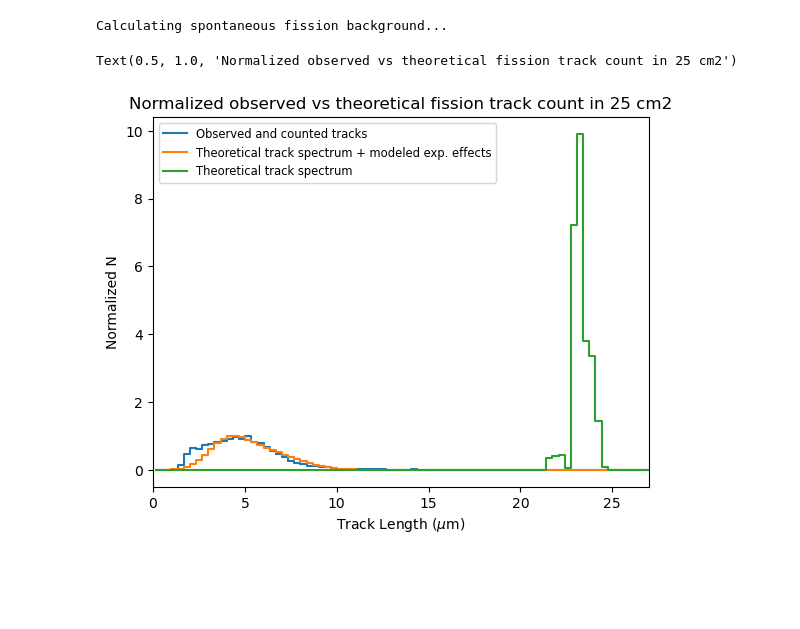
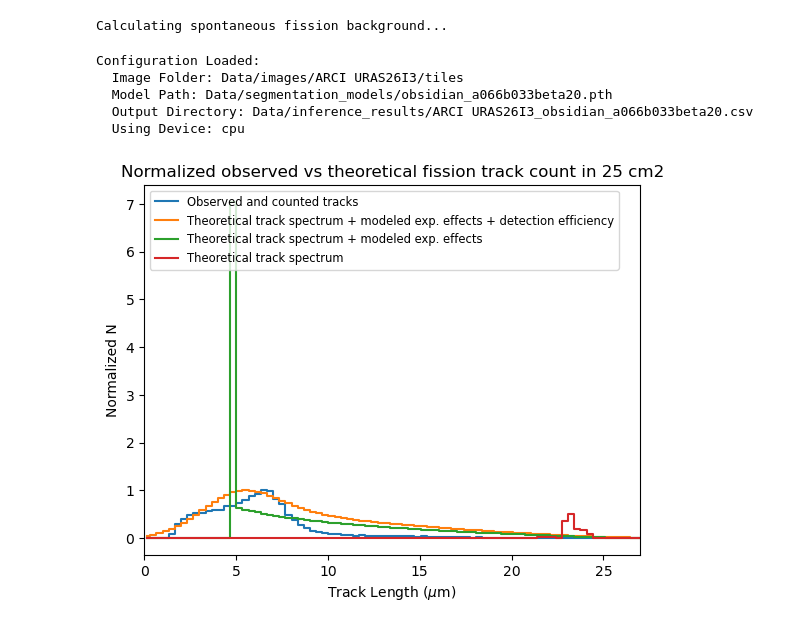
Before and after one commit to cgalelli/PrimusCode, a Jupyter notebook: Test_optimusprimus.ipynb, the cells around one changed output. Saved outputs shown, nothing was run; the diff lists cells and outputs as text; code cells hidden in the pictures; blank space fills up the shorter version.

```diff
--- a/Test_optimusprimus.ipynb
+++ b/Test_optimusprimus.ipynb
@@ -56,12 +40,30 @@ read = detection_model_efficiency(x_bins, sliced_large, 0.66, 0.88, model_mean=m
+# %%
+IMAGE_SPEC = "ARCI URAS26I3"
+MODEL_SPEC = "obsidian_a066b033beta20"
+# %%
+evaluator = OptimusPrimus(IMAGE_SPEC, MODEL_SPEC)
+# %% [output]
+Configuration Loaded:
+  Image Folder: Data/images/ARCI URAS26I3/tiles
+  Model Path: Data/segmentation_models/obsidian_a066b033beta20.pth
+  Output Directory: Data/inference_results/ARCI URAS26I3_obsidian_a066b033beta20.csv
+  Using Device: cpu
+# %%
+evaluator.inference_from_file()
+measured, _ = np.histogram(evaluator.ellipses['len_um']*1000, bins=x_bins)
+# %%
+evaluator.efficiency_distribution_from_file()
+read = evaluator.apply_detection_model_efficiency(x_bins, sliced_large, meas_error=2000.)
 # %%
-plt.step(x_mids/1000., meas_hist/meas_hist.max(), where='mid', label='Observed and counted tracks')
-plt.step(x_mids/1000., read/read.max(), where='mid', label='Theoretical track spectrum + modeled exp. effects')
-plt.step(x_mids/1000., track_spectrum/read.max(), where='mid', label='Theoretical track spectrum')
+plt.step(x_mids/1000., measured/measured.max(), where='mid', label='Observed and counted tracks')
+plt.step(x_mids/1000., read/read.max(), where='mid', label='Theoretical track spectrum + modeled exp. effects + detection efficiency')
+plt.step(x_mids/1000., sliced_large/read.max(), where='mid', label='Theoretical track spectrum + modeled exp. effects')
+plt.step(x_mids/1000., total_fission_tracks/read.max(), where='mid', label='Theoretical track spectrum')
 plt.xlim(0, 27)
 plt.legend(fontsize='small', loc='upper left')
 plt.xlabel(r"Track Length ($\mu$m)")
 plt.ylabel(r"Normalized N")
 plt.title(f"Normalized observed vs theoretical fission track count in 25 cm2")
+plt.show()
 # %% [output]
-Text(0.5, 1.0, 'Normalized observed vs theoretical fission track count in 25 cm2')
-[figure, old version]
+[figure, new version]
```
Also changed, not shown: parts of 4 cells of this notebook.
